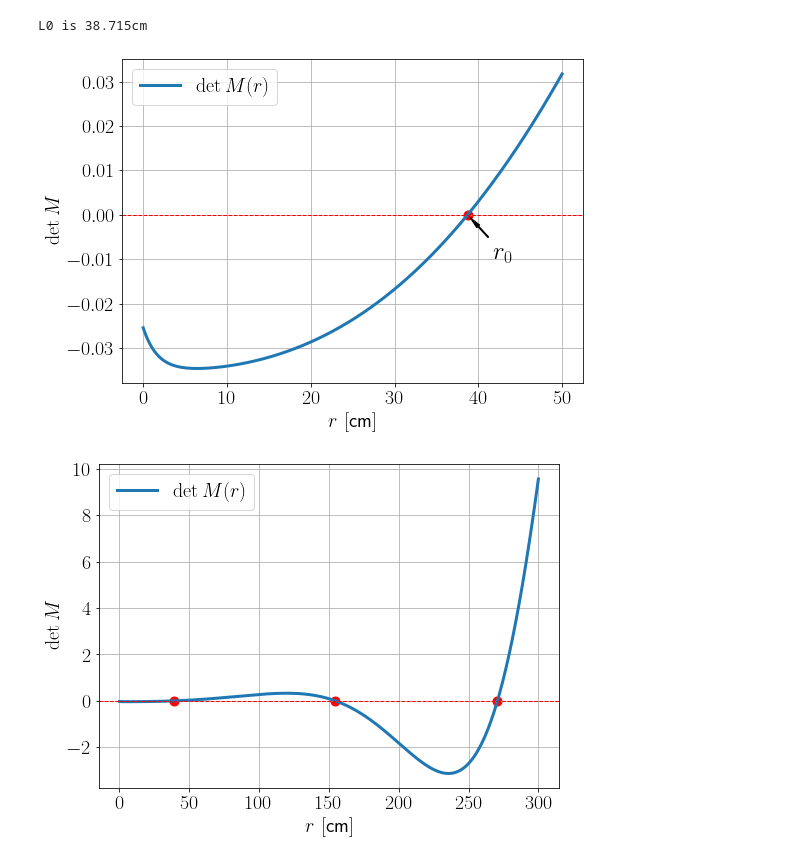
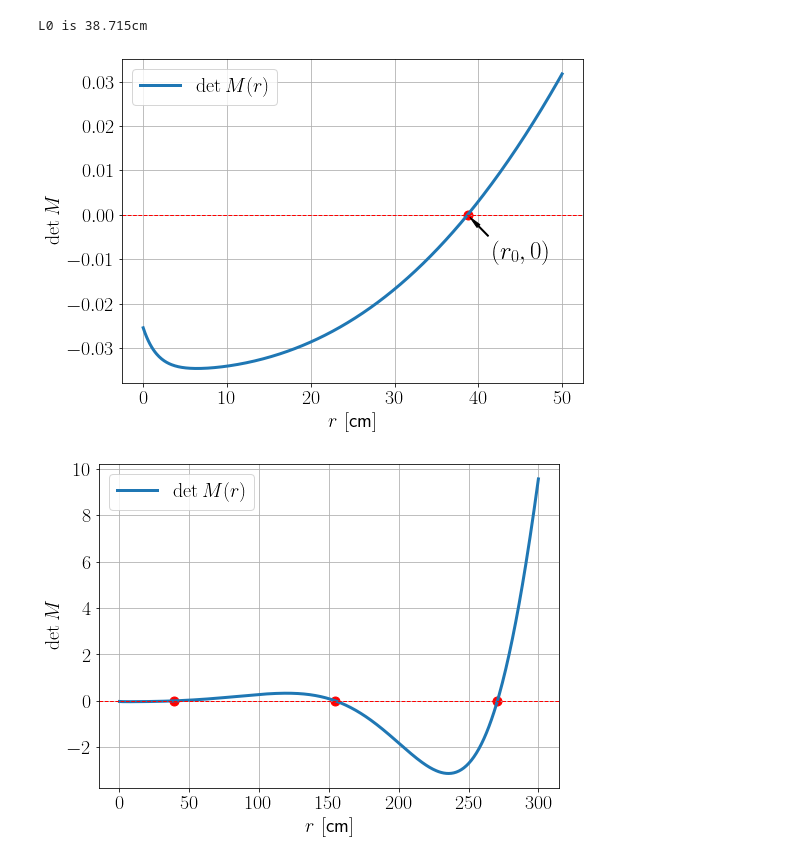
Before and after one commit to dachengx/Group2Flux, a Jupyter notebook: groups.ipynb, the cells around one changed output. Cells and saved outputs as stored; diff of their text form; code cells hidden in the pictures.

```diff
--- a/groups.ipynb
+++ b/groups.ipynb
@@ -122,28 +122,28 @@ L0 is 38.715cm
 # %%
 fig = plt.figure(figsize=(8, 6))
 # fig.tight_layout()
 gs = gridspec.GridSpec(1, 1, figure=fig, left=0.15, right=0.95, top=0.9, bottom=0.15, wspace=0.4, hspace=0.5)
 ax = fig.add_subplot(gs[0, 0])
 
 r = np.linspace(0, 50, 501)
 ax.plot(r, np.vectorize(det_M)(r), lw=3., label=r'$\det M(r)$')
 ax.axhline(0, color='r', linestyle='dashed', lw='1.')
 ax.scatter(r0, det_M(r0), color='r')
-ax.annotate(text=r'$r_0$', xy=(r0, det_M(r0)), xytext=(r0 + 3, -0.01),
+ax.annotate(text=r'$(r_0,0)$', xy=(r0, det_M(r0)), xytext=(r0 + 3, -0.01),
             arrowprops=dict(facecolor='black', shrink=0.1, width=1., headwidth=4.), fontsize=25)
 ax.set_xlabel(r'$r\ [\si{cm}]$')
 ax.set_ylabel(r'$\det M$')
 # ax.set_xlim(60, 150)
 # ax.set_ylim()
 # ax.set_yscale('log')
 ax.grid()
 ax.legend(prop={'size': 20})
 
 fig.savefig('thesis/figures/det_M_r.svg', transparent=True, dpi=800)
 
 plt.show()
 # %% [output]
-[figure, old version]
+[figure, new version]
 # %%
 fig = plt.figure(figsize=(8, 6))
 # fig.tight_layout()
```
Also changed, not shown: parts of 2 cells of this notebook, 7 other files.
